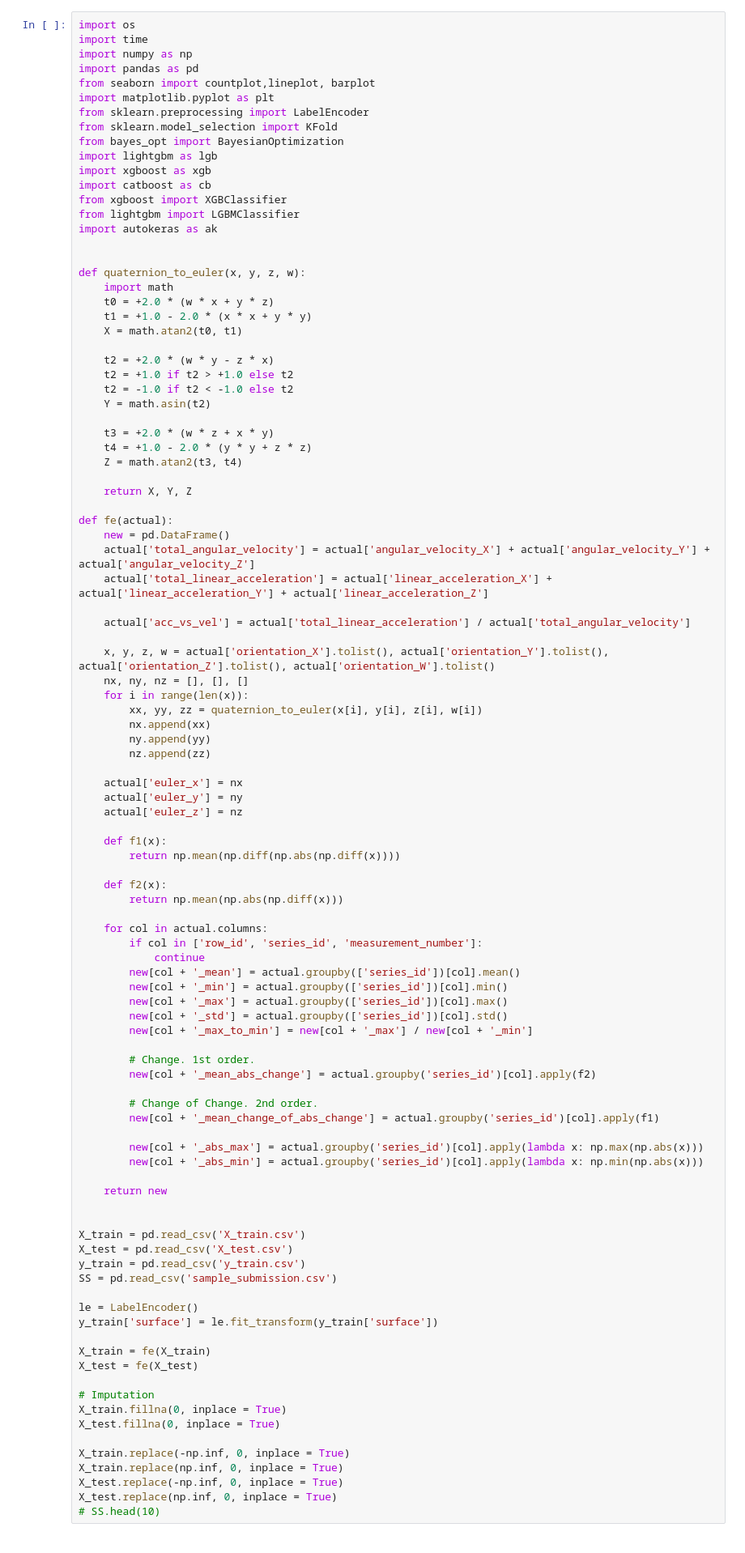
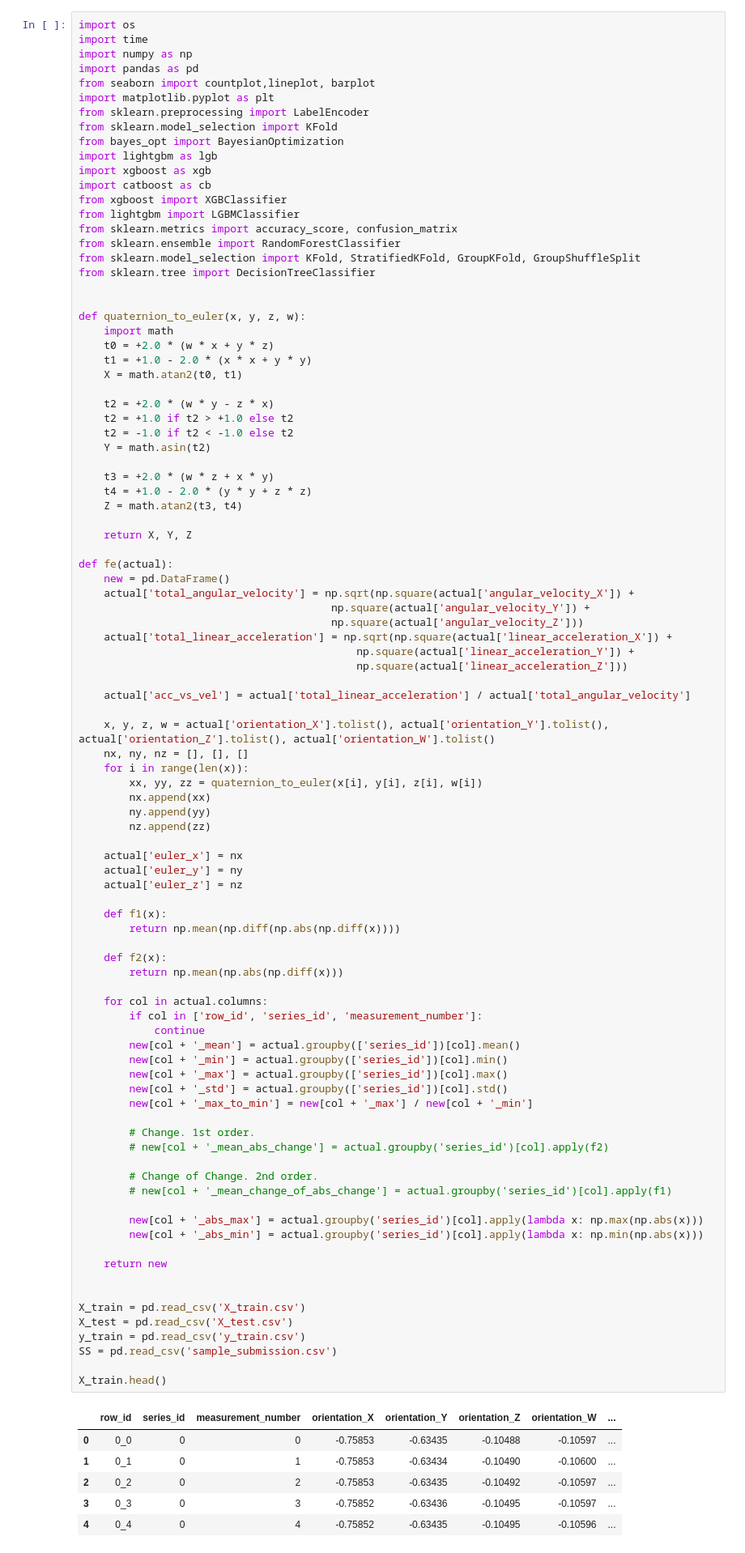
Before and after one commit to gonultasbu/kaggle_careercon_2019, a Jupyter notebook: Untitled.ipynb, the cells around one changed output. Shown at 81% size. Saved outputs shown, nothing was run; the diff lists cells and outputs as text.

```diff
--- a/Untitled.ipynb
+++ b/Untitled.ipynb
@@ -13,7 +13,10 @@ import xgboost as xgb
 import catboost as cb
 from xgboost import XGBClassifier
 from lightgbm import LGBMClassifier
-import autokeras as ak
+from sklearn.metrics import accuracy_score, confusion_matrix
+from sklearn.ensemble import RandomForestClassifier
+from sklearn.model_selection import KFold, StratifiedKFold, GroupKFold, GroupShuffleSplit
+from sklearn.tree import DecisionTreeClassifier
 
 
 def quaternion_to_euler(x, y, z, w):
@@ -35,8 +38,12 @@ def quaternion_to_euler(x, y, z, w):
 
 def fe(actual):
     new = pd.DataFrame()
-    actual['total_angular_velocity'] = actual['angular_velocity_X'] + actual['angular_velocity_Y'] + actual['angular_velocity_Z']
-    actual['total_linear_acceleration'] = actual['linear_acceleration_X'] + actual['linear_acceleration_Y'] + actual['linear_acceleration_Z']
+    actual['total_angular_velocity'] = np.sqrt(np.square(actual['angular_velocity_X']) +
+                                        np.square(actual['angular_velocity_Y']) +
+                                        np.square(actual['angular_velocity_Z']))
+    actual['total_linear_acceleration'] = np.sqrt(np.square(actual['linear_acceleration_X']) +
+                                            np.square(actual['linear_acceleration_Y']) +
+                                            np.square(actual['linear_acceleration_Z']))
 
     actual['acc_vs_vel'] = actual['total_linear_acceleration'] / actual['total_angular_velocity']
 
@@ -55,47 +62,40 @@ def fe(actual):
     def f1(x):
         return np.mean(np.diff(np.abs(np.diff(x))))
 
     def f2(x):
         return np.mean(np.abs(np.diff(x)))
 
     for col in actual.columns:
         if col in ['row_id', 'series_id', 'measurement_number']:
             continue
         new[col + '_mean'] = actual.groupby(['series_id'])[col].mean()
         new[col + '_min'] = actual.groupby(['series_id'])[col].min()
         new[col + '_max'] = actual.groupby(['series_id'])[col].max()
         new[col + '_std'] = actual.groupby(['series_id'])[col].std()
         new[col + '_max_to_min'] = new[col + '_max'] / new[col + '_min']
 
         # Change. 1st order.
-        new[col + '_mean_abs_change'] = actual.groupby('series_id')[col].apply(f2)
+        # new[col + '_mean_abs_change'] = actual.groupby('series_id')[col].apply(f2)
 
         # Change of Change. 2nd order.
-        new[col + '_mean_change_of_abs_change'] = actual.groupby('series_id')[col].apply(f1)
+        # new[col + '_mean_change_of_abs_change'] = actual.groupby('series_id')[col].apply(f1)
 
         new[col + '_abs_max'] = actual.groupby('series_id')[col].apply(lambda x: np.max(np.abs(x)))
         new[col + '_abs_min'] = actual.groupby('series_id')[col].apply(lambda x: np.min(np.abs(x)))
 
     return new
 
 
 X_train = pd.read_csv('X_train.csv')
 X_test = pd.read_csv('X_test.csv')
 y_train = pd.read_csv('y_train.csv')
 SS = pd.read_csv('sample_submission.csv')
 
-le = LabelEncoder()
-y_train['surface'] = le.fit_transform(y_train['surface'])
-
-X_train = fe(X_train)
-X_test = fe(X_test)
-
-# Imputation
-X_train.fillna(0, inplace = True)
-X_test.fillna(0, inplace = True)
-
-X_train.replace(-np.inf, 0, inplace = True)
-X_train.replace(np.inf, 0, inplace = True)
-X_test.replace(-np.inf, 0, inplace = True)
-X_test.replace(np.inf, 0, inplace = True)
-# SS.head(10)
+X_train.head()
+# %% [output]
+|  | row_id | series_id | measurement_number | orientation_X | orientation_Y | orientation_Z | orientation_W | ... |
+| 0 | 0_0 | 0 | 0 | -0.75853 | -0.63435 | -0.10488 | -0.10597 | ... |
+| 1 | 0_1 | 0 | 1 | -0.75853 | -0.63434 | -0.10490 | -0.10600 | ... |
+| 2 | 0_2 | 0 | 2 | -0.75853 | -0.63435 | -0.10492 | -0.10597 | ... |
+| 3 | 0_3 | 0 | 3 | -0.75852 | -0.63436 | -0.10495 | -0.10597 | ... |
+| 4 | 0_4 | 0 | 4 | -0.75852 | -0.63435 | -0.10495 | -0.10596 | ... |
```
Also changed, not shown: parts of 4 cells of this notebook, 2 other files.
